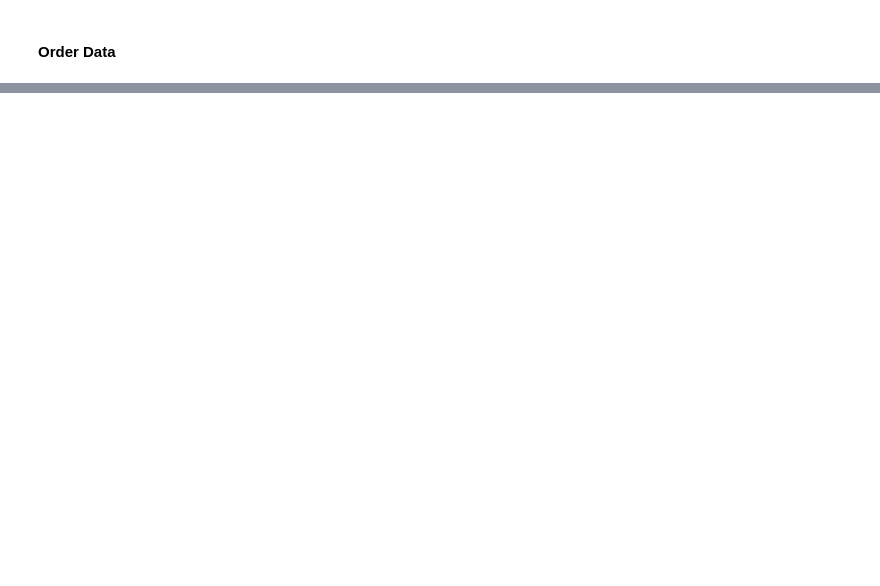
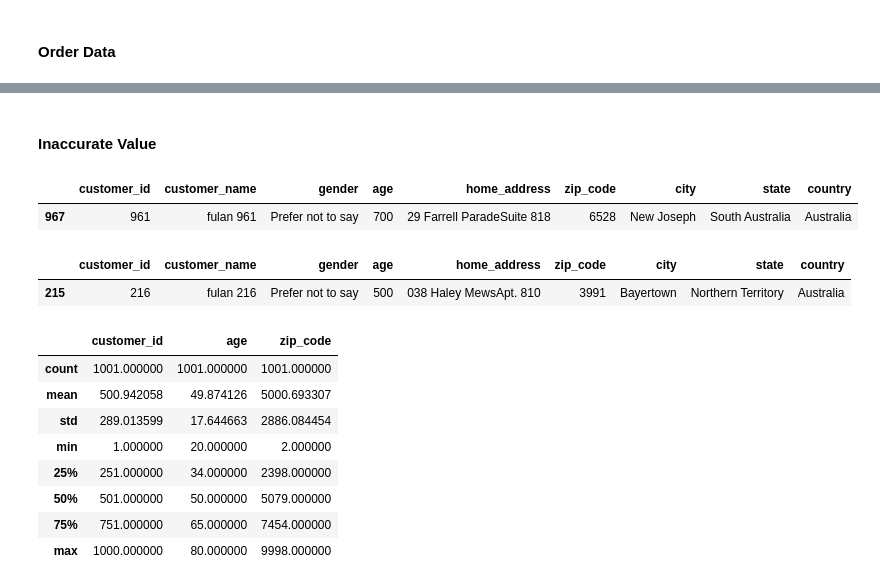
Before and after one commit to Theofilusarifin/learn_dicoding, a Jupyter notebook: Data Science/Analisis Data/proyek_analisis_data/notebook.ipynb, the cells around one changed output, grey strips where cells are left out. Drawn from its saved outputs; the diff is of its cells as text; code cells hidden in the pictures; blank space fills up the shorter version.

```diff
--- a/Data Science/Analisis Data/proyek_analisis_data/notebook.ipynb
+++ b/Data Science/Analisis Data/proyek_analisis_data/notebook.ipynb
@@ -42,0 +204,2 @@ orders_df.describe()
+# %%
+customers_df.drop_duplicates(inplace=True)
@@ -42,0 +240,2 @@ orders_df.describe()
+# %%
+customers_df.fillna(value="Prefer not to say", inplace=True)
@@ -42,0 +255,28 @@ orders_df.describe()
+# %% [markdown]
+#### Inaccurate Value
+# %%
+customers_df[customers_df.age == customers_df.age.max()]
+# %% [output]
+|  | customer_id | customer_name | gender | age | home_address | zip_code | city | state | country |
+| 967 | 961 | fulan 961 | Prefer not to say | 700 | 29 Farrell ParadeSuite 818 | 6528 | New Joseph | South Australia | Australia |
+# %%
+customers_df.age.replace(customers_df.age.max(), 70, inplace=True)
+# %%
+customers_df[customers_df.age == customers_df.age.max()]
+# %% [output]
+|  | customer_id | customer_name | gender | age | home_address | zip_code | city | state | country |
+| 215 | 216 | fulan 216 | Prefer not to say | 500 | 038 Haley MewsApt. 810 | 3991 | Bayertown | Northern Territory | Australia |
+# %%
+customers_df.age.replace(customers_df.age.max(), 50, inplace=True)
+# %%
+customers_df.describe()
+# %% [output]
+|  | customer_id | age | zip_code |
+| count | 1001.000000 | 1001.000000 | 1001.000000 |
+| mean | 500.942058 | 49.874126 | 5000.693307 |
+| std | 289.013599 | 17.644663 | 2886.084454 |
+| min | 1.000000 | 20.000000 | 2.000000 |
+| 25% | 251.000000 | 34.000000 | 2398.000000 |
+| 50% | 501.000000 | 50.000000 | 5079.000000 |
+| 75% | 751.000000 | 65.000000 | 7454.000000 |
+| max | 1000.000000 | 80.000000 | 9998.000000 |
```
Also changed, not shown: parts of 29 cells of this notebook, 2 other files.
